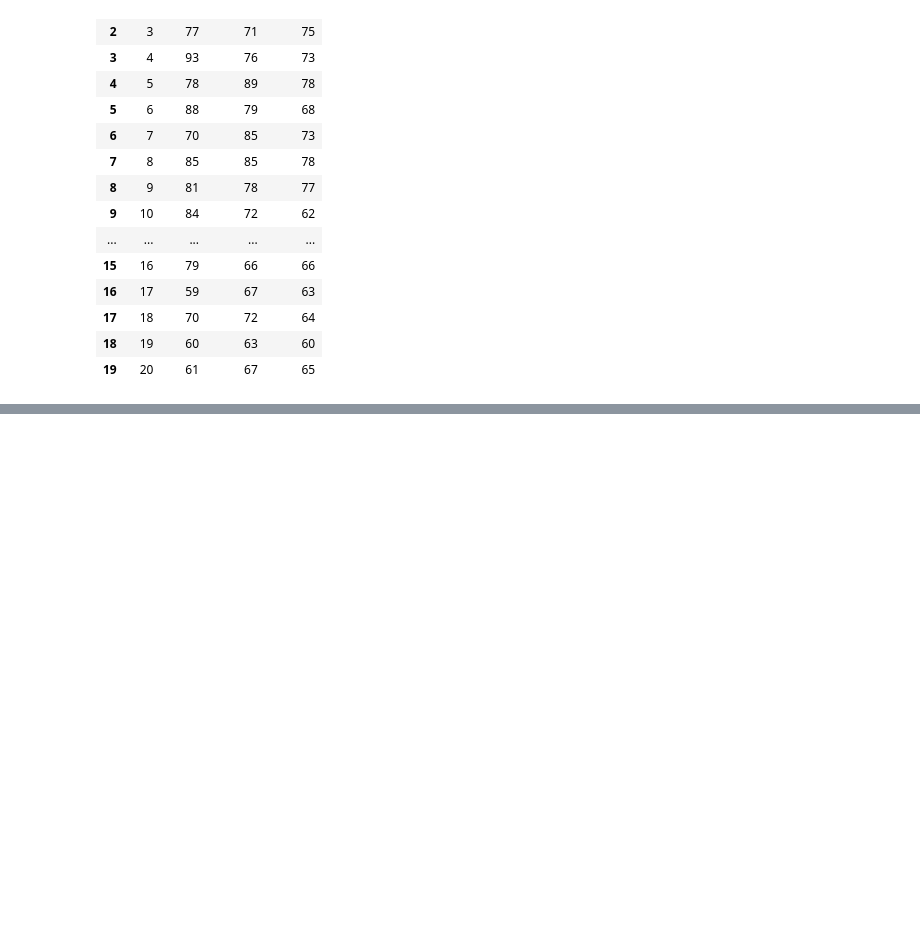
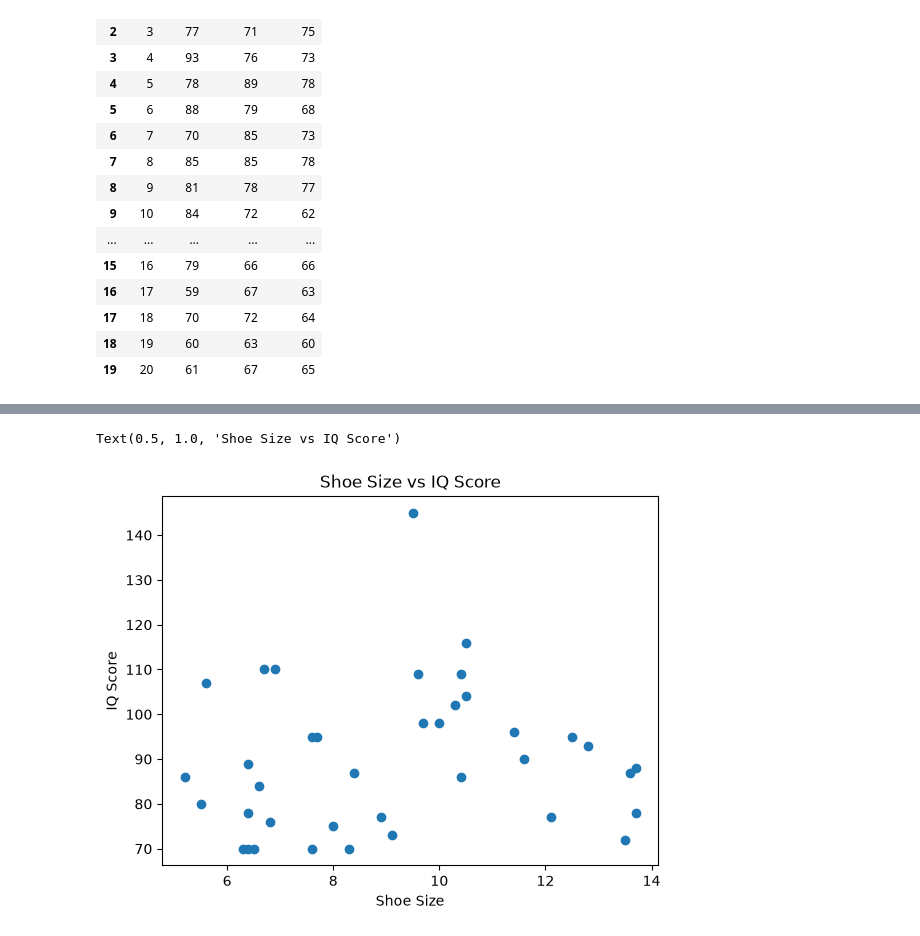
Before and after one commit to TanvirSdq/guide, a Jupyter notebook: Python/Matplotlib/M-15.ipynb, the cells around one changed output, grey strips where cells are left out. Saved outputs shown, nothing was run; the diff lists cells and outputs as text; code cells hidden in the pictures; blank space fills up the shorter version.

```diff
--- a/Python/Matplotlib/M-15.ipynb
+++ b/Python/Matplotlib/M-15.ipynb
@@ -65,0 +130,10 @@ plt.legend() #loc = 'upper left' or 'lower right' or 'best'
+# %%
+# No correlation between shoe size and IQ score
+
+plt.scatter(students['Shoe_Size'], students['IQ_Score'])
+plt.xlabel('Shoe Size')
+plt.ylabel('IQ Score')
+plt.title('Shoe Size vs IQ Score')
+# %% [output]
+Text(0.5, 1.0, 'Shoe Size vs IQ Score')
+[figure, added]
```
Also changed, not shown: parts of 21 cells of this notebook, 4 other files.
